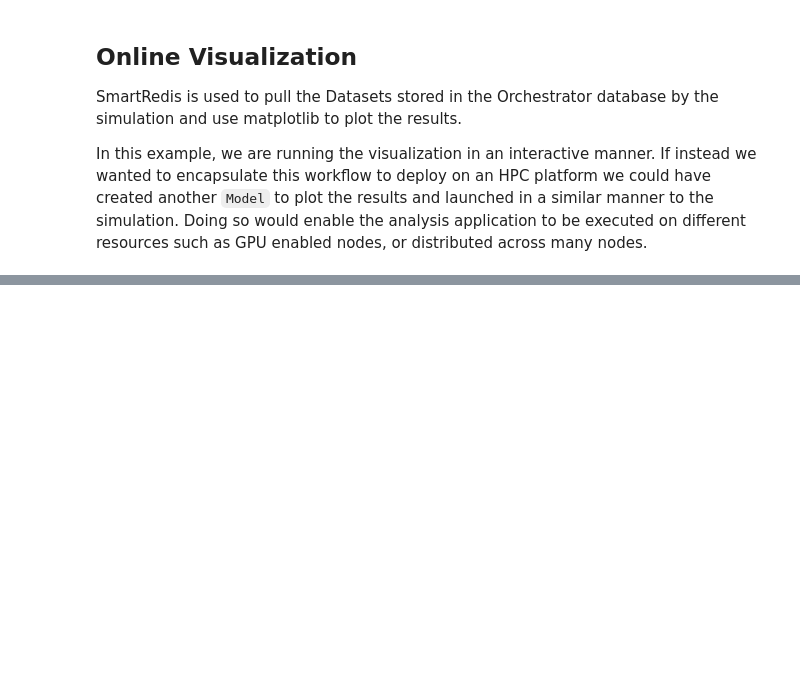
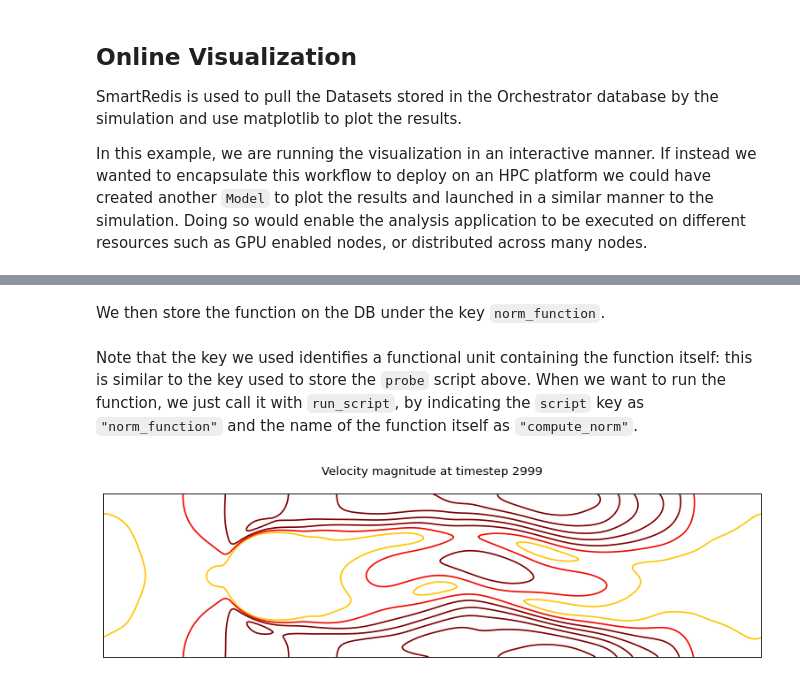
Before and after one commit to CrayLabs/SmartSim, a Jupyter notebook: tutorials/online_analysis/lattice/online_analysis.ipynb, the cells around one changed output, grey strips where cells are left out. Saved outputs shown, nothing was run; the diff lists cells and outputs as text; code cells hidden in the pictures; blank space fills up the shorter version.

```diff
--- a/tutorials/online_analysis/lattice/online_analysis.ipynb
+++ b/tutorials/online_analysis/lattice/online_analysis.ipynb
@@ -188,3 +246,22 @@ Vorticity plot at timestep: 2800
+# %%
+import torch
+
+def compute_norm(ux: torch.Tensor, uy: torch.Tensor):
+    return torch.sqrt(ux*ux + uy*uy)
+# %% [markdown]
+We then store the function on the DB under the key `norm_function`.
+# %%
+client.set_function("norm_function", compute_norm)
+# %% [markdown]
+Note that the key we used identifies a functional unit containing the function itself: this is similar to the key used to store the `probe` script above. When we want to run the function, we just call it with `run_script`, by indicating the `script` key as `"norm_function"` and the name of the function itself as `"compute_norm"`.
+# %%
+dataset = client.get_dataset(f"data_{time_steps-1}")
+client.run_script("norm_function", "compute_norm", [f"{{data_{i}}}.uy", f"{{data_{i}}}.ux"], ["u"])
+u = client.get_tensor("u")
+
+plot_lattice_norm(time_steps-1, u, cylinder)
+# %% [output]
+[figure, added]
 # %%
 # Optionally clear the database
 client.flush_db(db.get_address())
```
Also changed, not shown: parts of 12 cells of this notebook, 21 other files.
